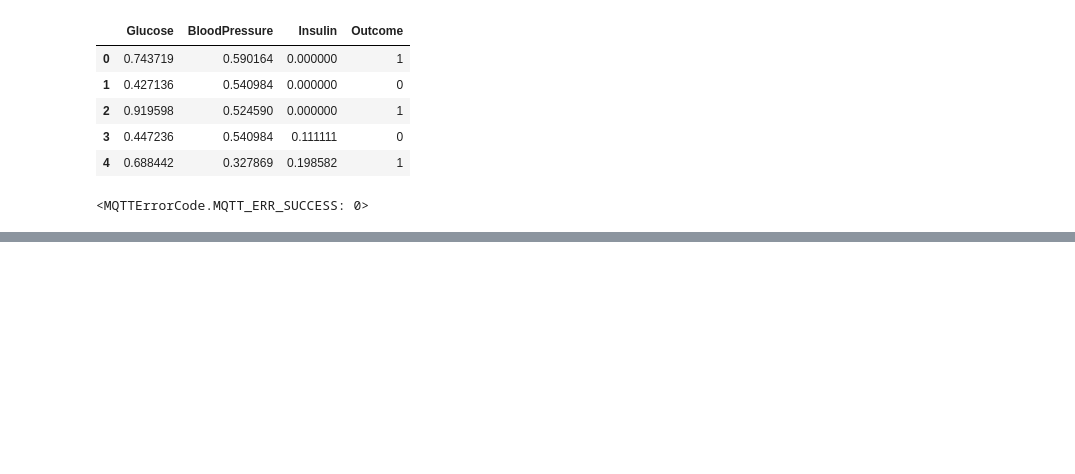
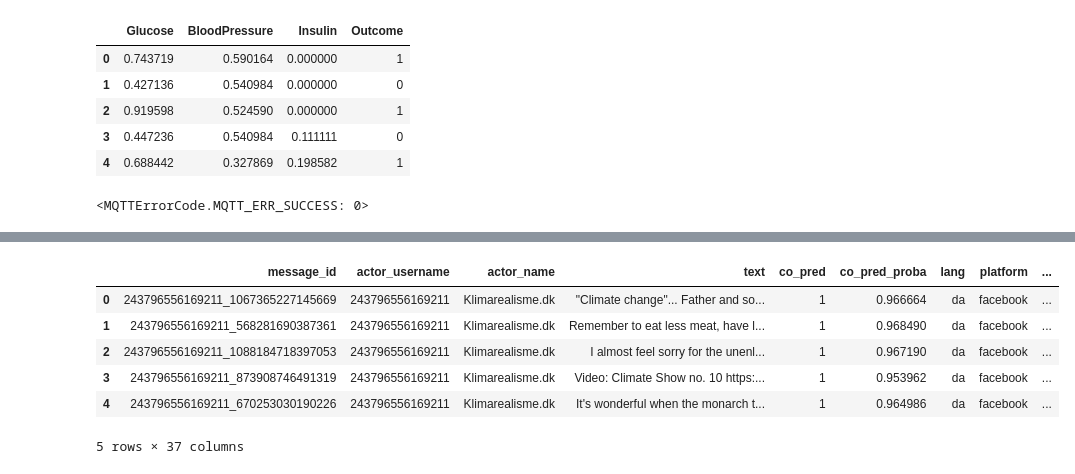
Before and after one commit to X1las/DaT, a Jupyter notebook: exercises.ipynb, the cells around one changed output, grey strips where cells are left out. Cells and saved outputs as stored; diff of their text form; code cells hidden in the pictures; blank space fills up the shorter version.

```diff
--- a/exercises.ipynb
+++ b/exercises.ipynb
@@ -1225,0 +1282,12 @@ mqtt_client.connect("broker.hivemq.com", 1883, 60) # Connecting to the broker, n
+# %%
+data = pd.read_csv("Data/df_climate_obstruction.csv")
+
+data.head()
+# %% [output]
+|  | message_id | actor_username | actor_name | text | co_pred | co_pred_proba | lang | platform | ... |
+| 0 | 243796556169211_1067365227145669 | 243796556169211 | Klimarealisme.dk | "Climate change"... Father and so... | 1 | 0.966664 | da | facebook | ... |
+| 1 | 243796556169211_568281690387361 | 243796556169211 | Klimarealisme.dk | Remember to eat less meat, have l... | 1 | 0.968490 | da | facebook | ... |
+| 2 | 243796556169211_1088184718397053 | 243796556169211 | Klimarealisme.dk | I almost feel sorry for the unenl... | 1 | 0.967190 | da | facebook | ... |
+| 3 | 243796556169211_873908746491319 | 243796556169211 | Klimarealisme.dk | Video: Climate Show no. 10 https:... | 1 | 0.953962 | da | facebook | ... |
+| 4 | 243796556169211_670253030190226 | 243796556169211 | Klimarealisme.dk | It's wonderful when the monarch t... | 1 | 0.964986 | da | facebook | ... |
+5 rows × 37 columns
```
Also changed, not shown: parts of 12 cells of this notebook, 6 other files.
